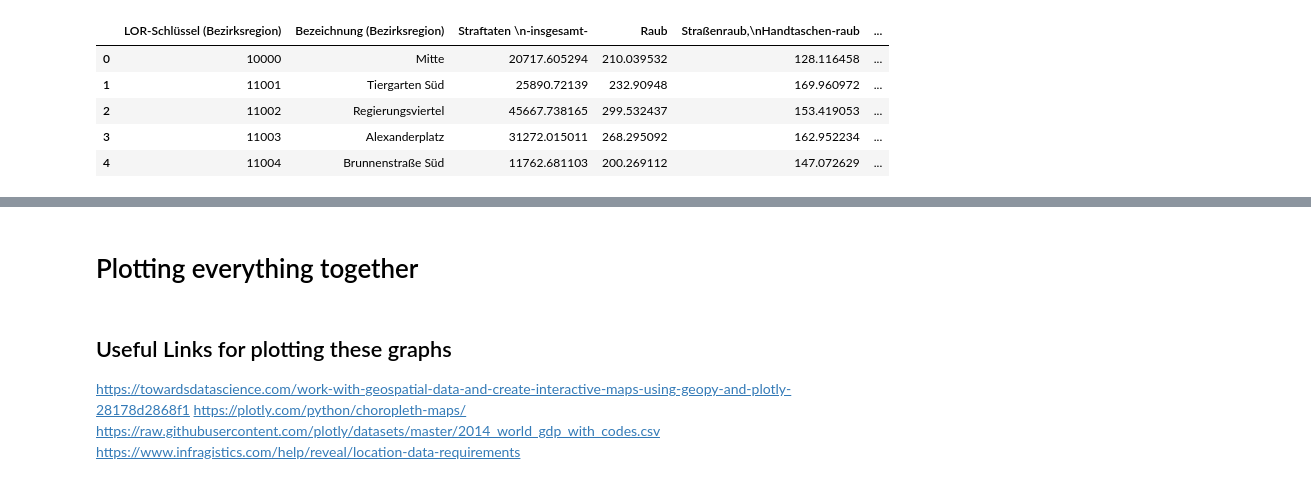
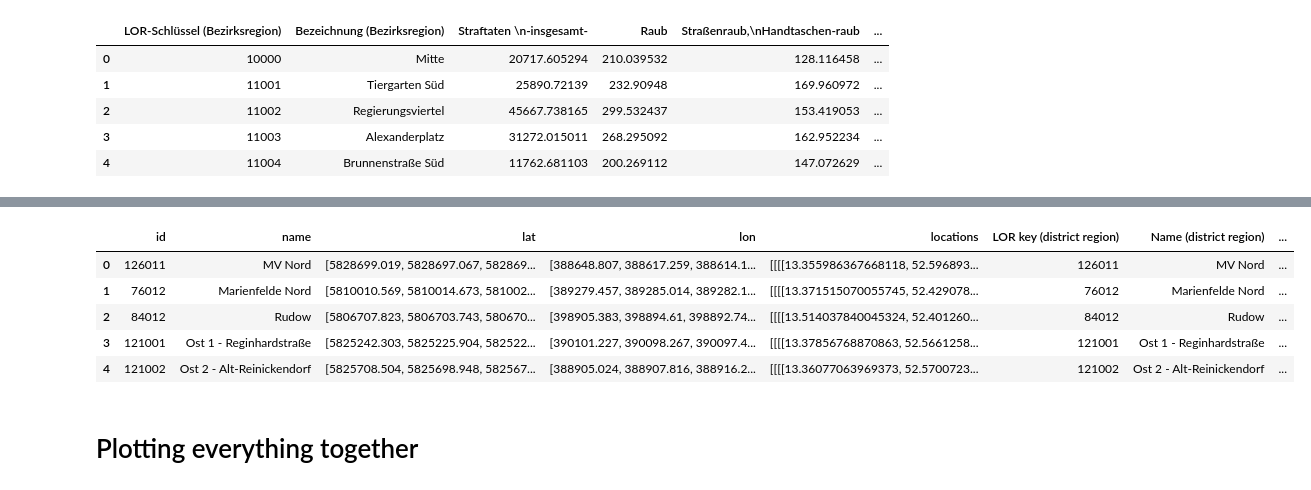
Before and after one commit to johann997/Berlin_Mauerweg, a Jupyter notebook: src/berlin-mauerweg/analysis.ipynb, the cells around one changed output, grey strips where cells are left out. Cells and saved outputs as stored; diff of their text form; code cells hidden in the pictures.

```diff
--- a/src/berlin-mauerweg/analysis.ipynb
+++ b/src/berlin-mauerweg/analysis.ipynb
@@ -204,23 +193,16 @@ The HZ is used as an indicator to express the threat caused by crime to an area.
 In general, it is pointed out that the frequency figure alone should not be used without restriction for evaluation. This applies in particular to low-population district regions and to offences with basically low numbers of cases. Further explanations can be found at the top right under the button "Notes/Explanations".
 # %%
 # Load all sheets into a dictionary of DataFrames
-excel_data = pd.read_excel(CRIME_DATA_PATH, skiprows=4, sheet_name=None)
+crime_data = pd.read_excel(CRIME_DATA_PATH, skiprows=4, sheet_name=None)
 
 # Display available sheet names
-print(excel_data.keys())
+print(crime_data.keys())
 
 # Access a specific sheet (e.g., 'Sheet1') or loop through all sheets if necessary
-df = excel_data['HZ_2022']  # replace 'Sheet1' with the actual sheet name
+df = crime_data['HZ_2022']  # replace 'Sheet1' with the actual sheet name
 
 # Preview the DataFrame
 df.head()
-
-# For mapping, select relevant columns
-# Assuming 'LOR-Schlüssel (Bezirksregion)' as the district code and 'Straftaten -insgesamt-' as total crimes
-# df = df[['LOR-Schlüssel (Bezirksregion)', 'Bezeichnung (Bezirksregion)', 'Straftaten -insgesamt-']]
-
-# Preview the DataFrame after selection
-# print(df.head())
 # %% [output]
 dict_keys(['Titel', 'Inhaltsverzeichnis', 'Fallzahlen_2013', 'Fallzahlen_2014', 'Fallzahlen_2015', 'Fallzahlen_2016', 'Fallzahlen_2017', 'Fallzahlen_2018', 'Fallzahlen_2019', 'Fallzahlen_2020', 'Fallz ...
 |  | LOR-Schlüssel (Bezirksregion) | Bezeichnung (Bezirksregion) | Straftaten \n-insgesamt- | Raub | Straßenraub,\nHandtaschen-raub | ... |
@@ -231,0 +252,34 @@ dict_keys(['Titel', 'Inhaltsverzeichnis', 'Fallzahlen_2013', 'Fallzahlen_2014',
+# %%
+# Perform the merge operation
+berlin_df = pd.merge(
+    df_polygon_postcode,
+    df,
+    how='left',
+    left_on='id',  # Matching on 'id' from df_polygon_postcode
+    right_on='LOR-Schlüssel (Bezirksregion)'  # Matching on 'LOR-Schlüssel (Bezirksregion)' from df
+)
+
+# Convert multiple columns to numeric
+columns_to_convert = ['id',
+       'Straftaten \n-insgesamt-', 'Raub', 'Straßenraub,\nHandtaschen-raub',
+       'Körper-verletzungen \n-insgesamt-',
+       'Gefährl. und schwere Körper-verletzung',
+       'Freiheits-beraubung, Nötigung,\nBedrohung, Nachstellung',
+       'Diebstahl \n-insgesamt-', 'Diebstahl von Kraftwagen',
+       'Diebstahl \nan/aus Kfz', 'Fahrrad-\ndiebstahl', 'Wohnraum-\neinbruch',
+       'Branddelikte \n-insgesamt-', 'Brand-\nstiftung',
+       'Sach-beschädigung -insgesamt-', 'Sach-beschädigung durch Graffiti',
+       'Rauschgift-delikte', 'Kieztaten']
+
+berlin_df[columns_to_convert] = berlin_df[columns_to_convert].apply(pd.to_numeric, errors='coerce')
+
+berlin_df.rename(columns=rename_dict, inplace=True)
+
+berlin_df.head()
+# %% [output]
+|  | id | name | lat | lon | locations | LOR key (district region) | Name (district region) | ... |
+| 0 | 126011 | MV Nord | [5828699.019, 5828697.067, 582869... | [388648.807, 388617.259, 388614.1... | [[[[13.355986367668118, 52.596893... | 126011 | MV Nord | ... |
+| 1 | 76012 | Marienfelde Nord | [5810010.569, 5810014.673, 581002... | [389279.457, 389285.014, 389282.1... | [[[[13.371515070055745, 52.429078... | 76012 | Marienfelde Nord | ... |
+| 2 | 84012 | Rudow | [5806707.823, 5806703.743, 580670... | [398905.383, 398894.61, 398892.74... | [[[[13.514037840045324, 52.401260... | 84012 | Rudow | ... |
+| 3 | 121001 | Ost 1 - Reginhardstraße | [5825242.303, 5825225.904, 582522... | [390101.227, 390098.267, 390097.4... | [[[[13.37856768870863, 52.5661258... | 121001 | Ost 1 - Reginhardstraße | ... |
+| 4 | 121002 | Ost 2 - Alt-Reinickendorf | [5825708.504, 5825698.948, 582567... | [388905.024, 388907.816, 388916.2... | [[[[13.36077063969373, 52.5700723... | 121002 | Ost 2 - Alt-Reinickendorf | ... |
@@ -311,7 +348,0 @@ fig.show()
-# %% [markdown]
-## Useful Links for plotting these graphs
-
-https://towardsdatascience.com/work-with-geospatial-data-and-create-interactive-maps-using-geopy-and-plotly-28178d2868f1 </br>
-https://plotly.com/python/choropleth-maps/ </br>
-https://raw.githubusercontent.com/plotly/datasets/master/2014_world_gdp_with_codes.csv </br>
-https://www.infragistics.com/help/reveal/location-data-requirements </br>
```
Also changed, not shown: parts of 12 cells of this notebook.
